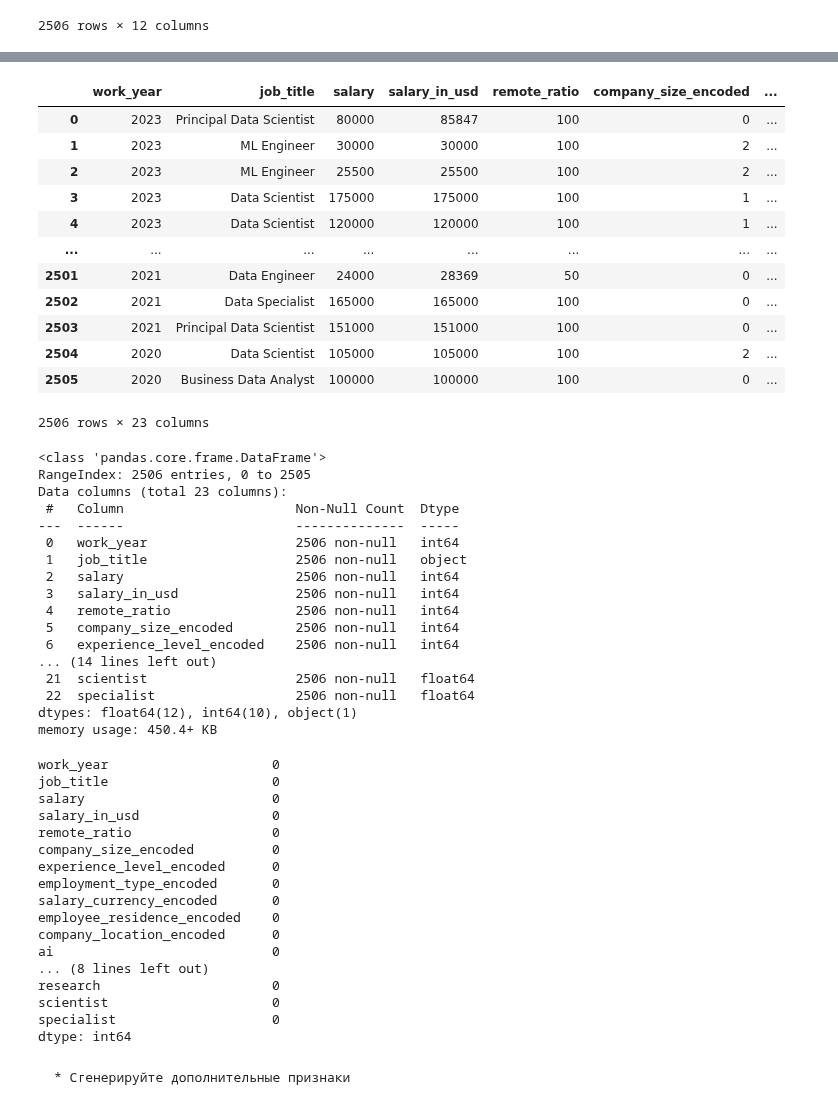
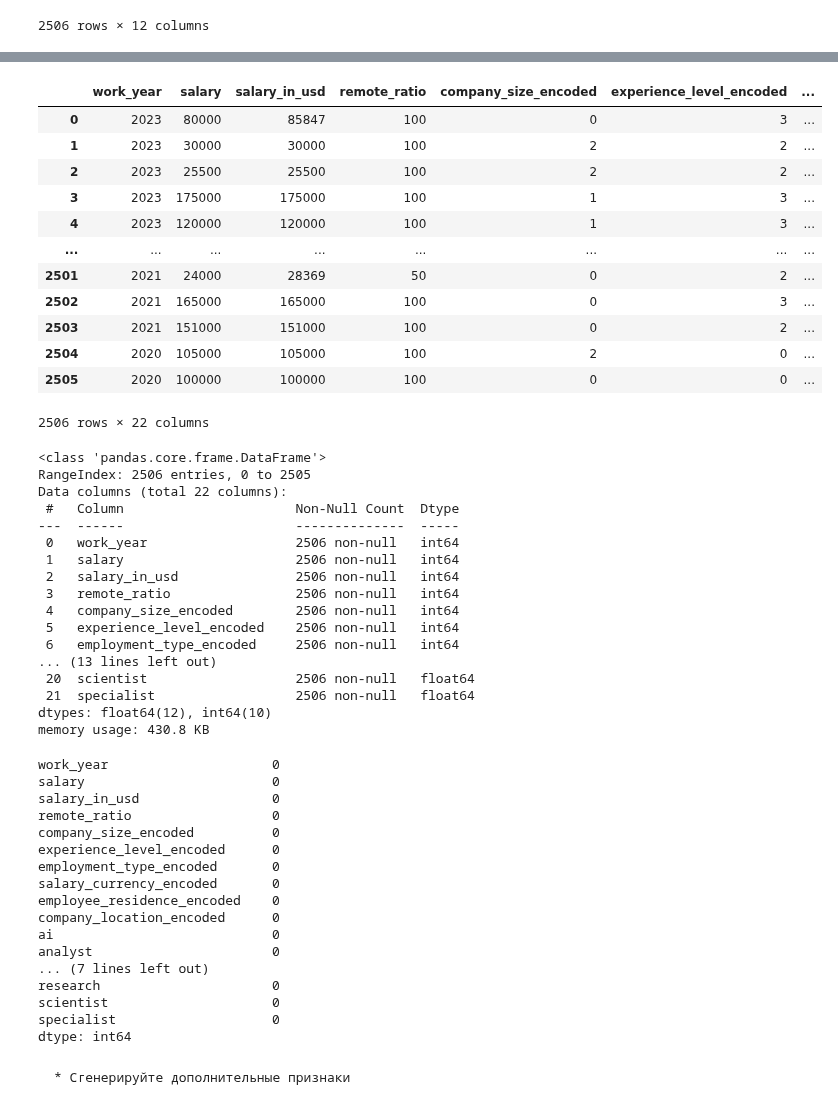
Before and after one commit to Rusttm/DSprojects, a Jupyter notebook: EDA/lesson10/seminar10_DZ.ipynb, the cells around one changed output, grey strips where cells are left out. Drawn from its saved outputs; the diff is of its cells as text; code cells hidden in the pictures.

Commit message:
job titles ready

```diff
--- a/EDA/lesson10/seminar10_DZ.ipynb
+++ b/EDA/lesson10/seminar10_DZ.ipynb
@@ -456,49 +437,50 @@ tfidf_df
 # %%
+# создаем таблицу векторизации
+tfidf_df = pd.DataFrame(tfidf_matrix.toarray(), columns=vectorizer.get_feature_names_out())
 # индексы двух таблиц не совпадают, сбрасываем
 df.reset_index(drop=True, inplace=True)
 tfidf_df.reset_index(drop=True, inplace=True)
 # Конкатенируем исходный DataFrame с новым DataFrame векторов TF-IDF
-df = pd.concat([df, tfidf_df], axis=1).drop('job_category', axis=1)
+df = pd.concat([df, tfidf_df], axis=1).drop(['job_category', 'job_title'], axis=1)
 df
 # %% [output]
-|  | work_year | job_title | salary | salary_in_usd | remote_ratio | company_size_encoded | ... |
-| 0 | 2023 | Principal Data Scientist | 80000 | 85847 | 100 | 0 | ... |
-| 1 | 2023 | ML Engineer | 30000 | 30000 | 100 | 2 | ... |
-| 2 | 2023 | ML Engineer | 25500 | 25500 | 100 | 2 | ... |
-| 3 | 2023 | Data Scientist | 175000 | 175000 | 100 | 1 | ... |
-| 4 | 2023 | Data Scientist | 120000 | 120000 | 100 | 1 | ... |
+|  | work_year | salary | salary_in_usd | remote_ratio | company_size_encoded | experience_level_encoded | ... |
+| 0 | 2023 | 80000 | 85847 | 100 | 0 | 3 | ... |
+| 1 | 2023 | 30000 | 30000 | 100 | 2 | 2 | ... |
+| 2 | 2023 | 25500 | 25500 | 100 | 2 | 2 | ... |
+| 3 | 2023 | 175000 | 175000 | 100 | 1 | 3 | ... |
+| 4 | 2023 | 120000 | 120000 | 100 | 1 | 3 | ... |
 | ... | ... | ... | ... | ... | ... | ... | ... |
-| 2501 | 2021 | Data Engineer | 24000 | 28369 | 50 | 0 | ... |
-| 2502 | 2021 | Data Specialist | 165000 | 165000 | 100 | 0 | ... |
-| 2503 | 2021 | Principal Data Scientist | 151000 | 151000 | 100 | 0 | ... |
-| 2504 | 2020 | Data Scientist | 105000 | 105000 | 100 | 2 | ... |
-| 2505 | 2020 | Business Data Analyst | 100000 | 100000 | 100 | 0 | ... |
+| 2501 | 2021 | 24000 | 28369 | 50 | 0 | 2 | ... |
+| 2502 | 2021 | 165000 | 165000 | 100 | 0 | 3 | ... |
+| 2503 | 2021 | 151000 | 151000 | 100 | 0 | 2 | ... |
+| 2504 | 2020 | 105000 | 105000 | 100 | 2 | 0 | ... |
+| 2505 | 2020 | 100000 | 100000 | 100 | 0 | 0 | ... |
-2506 rows × 23 columns
+2506 rows × 22 columns
 # %%
 df.info()
 # %% [output]
 <class 'pandas.core.frame.DataFrame'>
 RangeIndex: 2506 entries, 0 to 2505
-Data columns (total 23 columns):
+Data columns (total 22 columns):
  #   Column                      Non-Null Count  Dtype
 ---  ------                      --------------  -----
  0   work_year                   2506 non-null   int64
- 1   job_title                   2506 non-null   object
- 2   salary                      2506 non-null   int64
- 3   salary_in_usd               2506 non-null   int64
- 4   remote_ratio                2506 non-null   int64
- 5   company_size_encoded        2506 non-null   int64
- 6   experience_level_encoded    2506 non-null   int64
-... (14 lines left out)
- 21  scientist                   2506 non-null   float64
- 22  specialist                  2506 non-null   float64
-dtypes: float64(12), int64(10), object(1)
-memory usage: 450.4+ KB
+ 1   salary                      2506 non-null   int64
+ 2   salary_in_usd               2506 non-null   int64
+ 3   remote_ratio                2506 non-null   int64
+ 4   company_size_encoded        2506 non-null   int64
+ 5   experience_level_encoded    2506 non-null   int64
+ 6   employment_type_encoded     2506 non-null   int64
+... (13 lines left out)
+ 20  scientist                   2506 non-null   float64
+ 21  specialist                  2506 non-null   float64
+dtypes: float64(12), int64(10)
+memory usage: 430.8 KB
 # %%
 df.isna().sum()
 # %% [output]
 work_year                     0
-job_title                     0
 salary                        0
 salary_in_usd                 0
 remote_ratio                  0
@@ -509,7 +491,8 @@ salary_currency_encoded       0
 employee_residence_encoded    0
 company_location_encoded      0
 ai                            0
-... (8 lines left out)
+analyst                       0
+... (7 lines left out)
 research                      0
 scientist                     0
 specialist                    0
```
Also changed, not shown: parts of 1 cell of this notebook.
